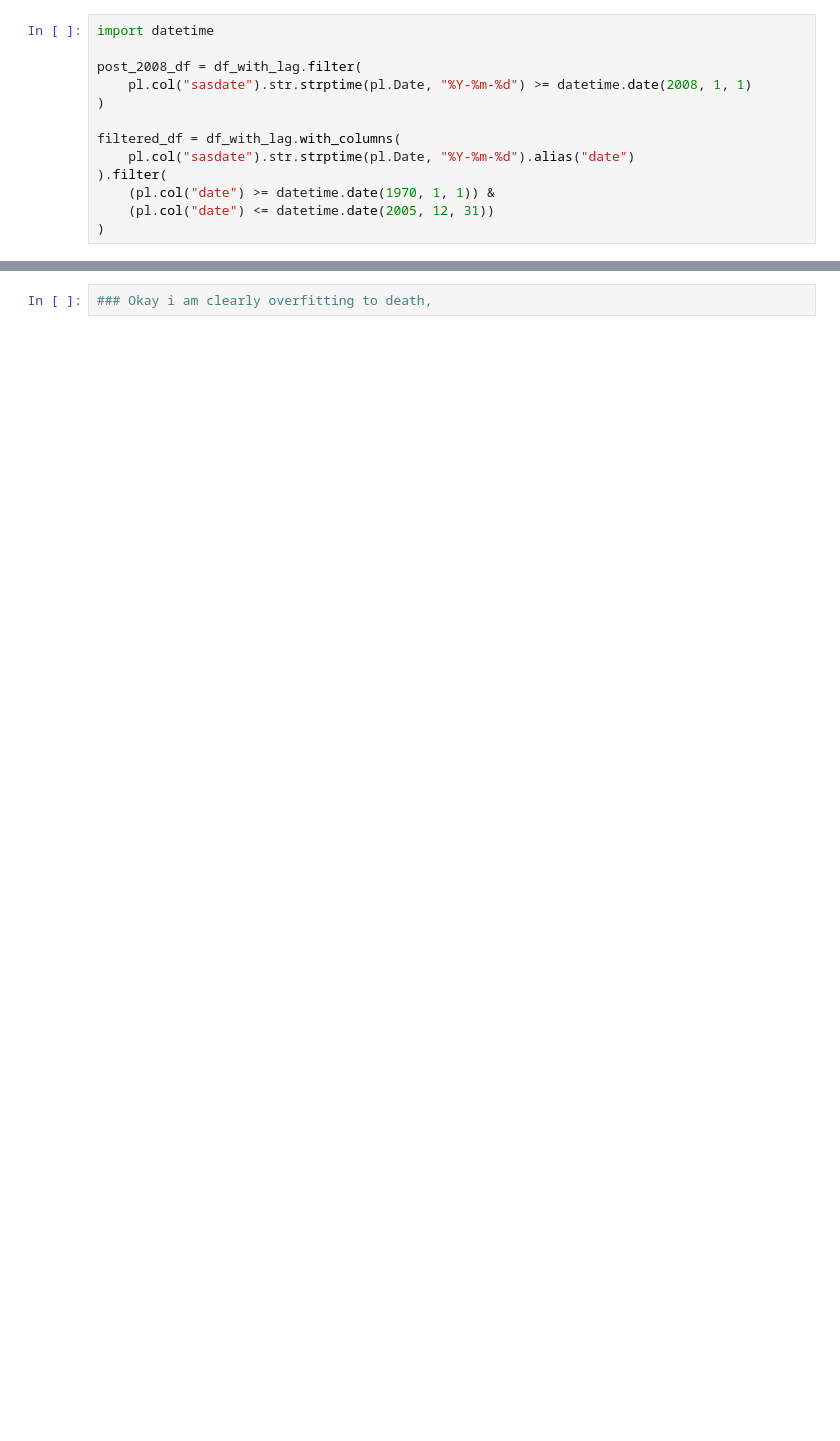
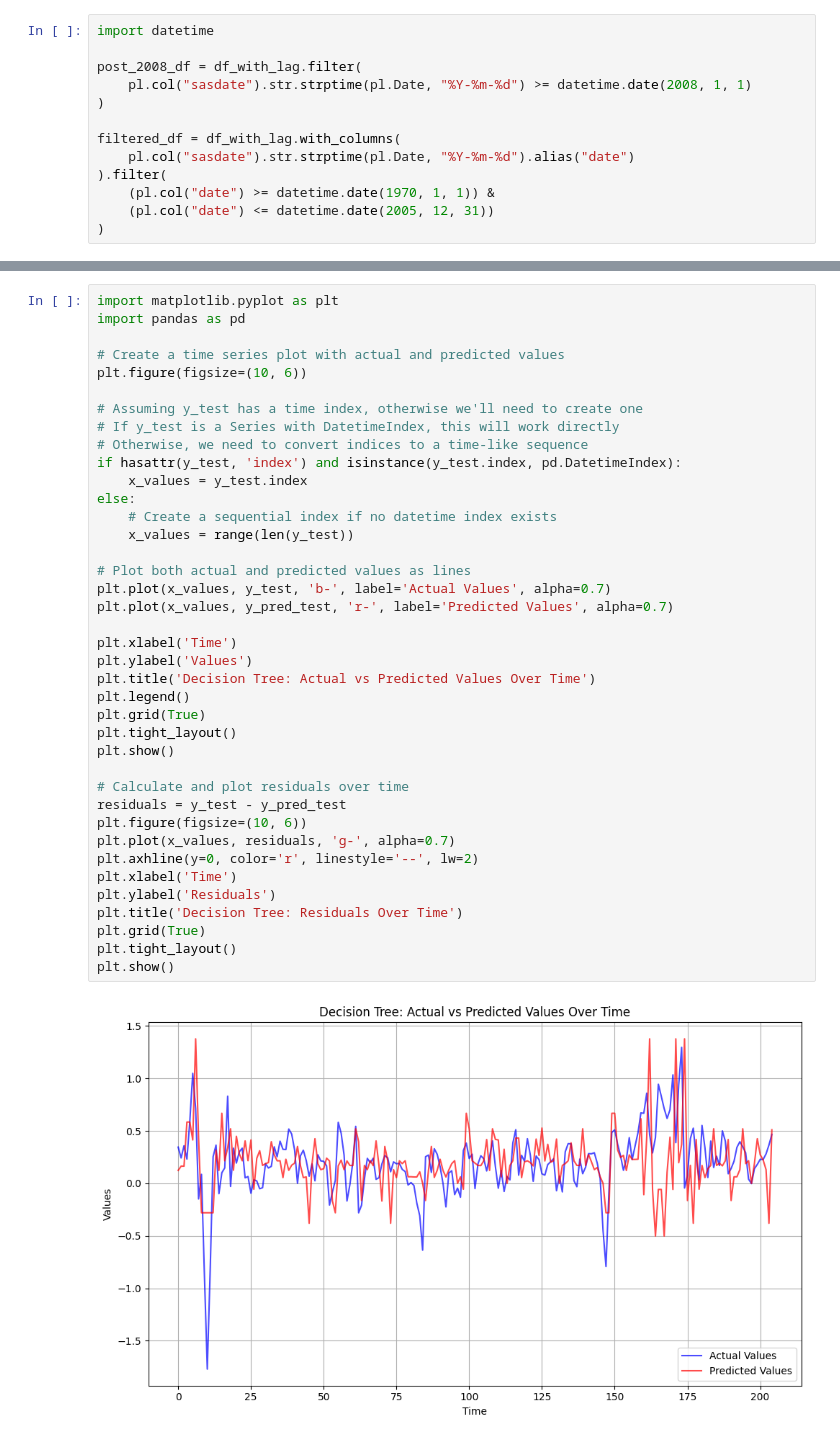
Before and after one commit to rishabhmandayam/inflation_ml, a Jupyter notebook: notebooks/random_forest.ipynb, the cells around one changed output, grey strips where cells are left out. Saved outputs shown, nothing was run; the diff lists cells and outputs as text; blank space fills up the shorter version.

```diff
--- a/notebooks/random_forest.ipynb
+++ b/notebooks/random_forest.ipynb
@@ -147,2 +148,41 @@ R² Score: -0.804905
-# %%
-### Okay i am clearly overfitting to death,
+# %%
+import matplotlib.pyplot as plt
+import pandas as pd
+
+# Create a time series plot with actual and predicted values
+plt.figure(figsize=(10, 6))
+
+# Assuming y_test has a time index, otherwise we'll need to create one
+# If y_test is a Series with DatetimeIndex, this will work directly
+# Otherwise, we need to convert indices to a time-like sequence
+if hasattr(y_test, 'index') and isinstance(y_test.index, pd.DatetimeIndex):
+    x_values = y_test.index
+else:
+    # Create a sequential index if no datetime index exists
+    x_values = range(len(y_test))
+
+# Plot both actual and predicted values as lines
+plt.plot(x_values, y_test, 'b-', label='Actual Values', alpha=0.7)
+plt.plot(x_values, y_pred_test, 'r-', label='Predicted Values', alpha=0.7)
+
+plt.xlabel('Time')
+plt.ylabel('Values')
+plt.title('Decision Tree: Actual vs Predicted Values Over Time')
+plt.legend()
+plt.grid(True)
+plt.tight_layout()
+plt.show()
+
+# Calculate and plot residuals over time
+residuals = y_test - y_pred_test
+plt.figure(figsize=(10, 6))
+plt.plot(x_values, residuals, 'g-', alpha=0.7)
+plt.axhline(y=0, color='r', linestyle='--', lw=2)
+plt.xlabel('Time')
+plt.ylabel('Residuals')
+plt.title('Decision Tree: Residuals Over Time')
+plt.grid(True)
+plt.tight_layout()
+plt.show()
+# %% [output]
+[figure, added]
```
Also changed, not shown: parts of 13 cells of this notebook, 1 other file.
